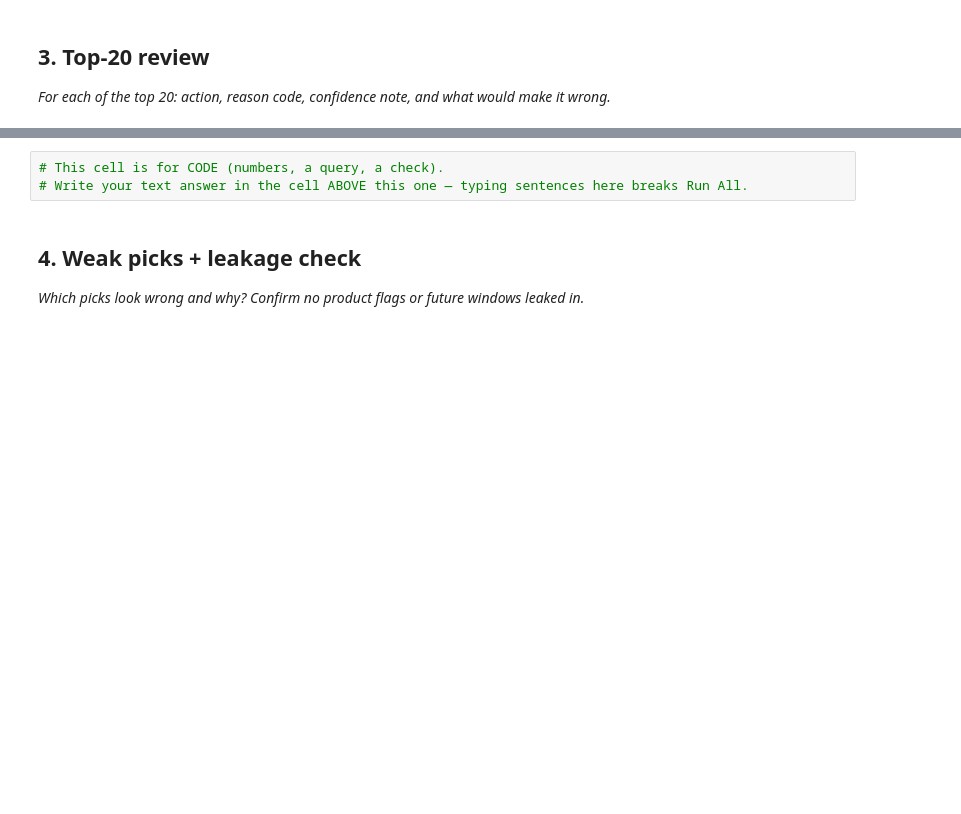
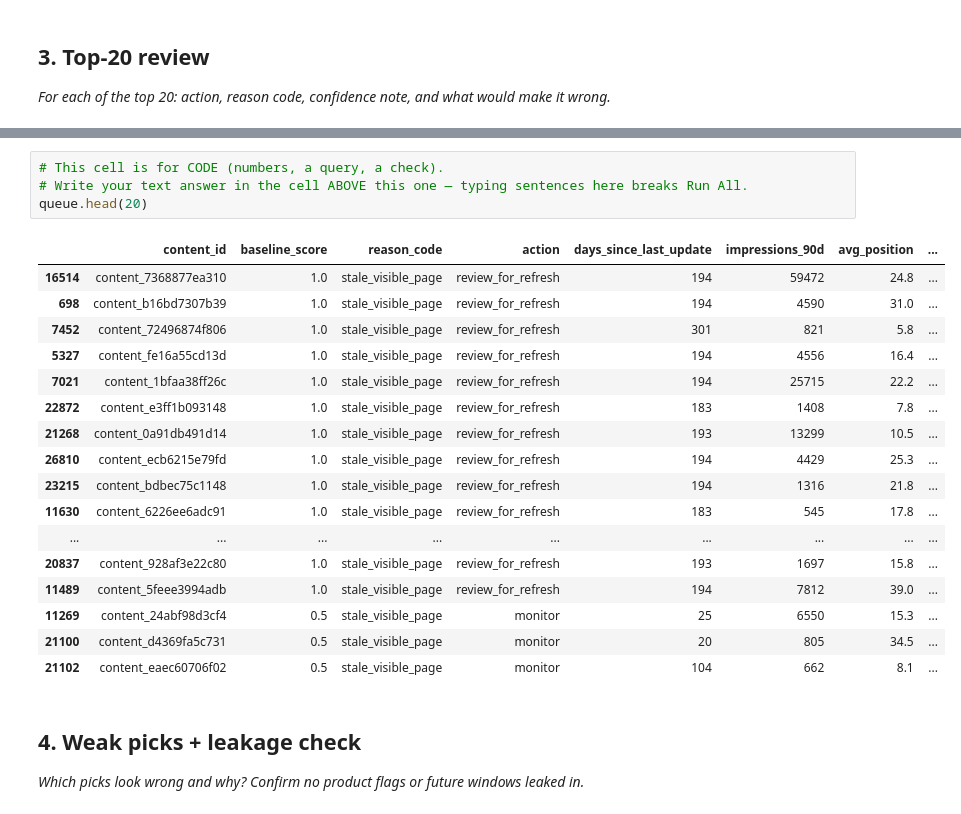
Before and after one commit to saadar2846/flyrank_ml_internship, a Jupyter notebook: work/notebooks/w04_baseline_score.ipynb, the cells around one changed output, grey strips where cells are left out. Saved outputs shown, nothing was run; the diff lists cells and outputs as text; blank space fills up the shorter version.

```diff
--- a/work/notebooks/w04_baseline_score.ipynb
+++ b/work/notebooks/w04_baseline_score.ipynb
@@ -27,6 +148,25 @@ This skeleton is yours to fill. Work the sections **in order** — each one has
 # %%
 # This cell is for CODE (numbers, a query, a check).
 # Write your text answer in the cell ABOVE this one — typing sentences here breaks Run All.
+queue.head(20)
+# %% [output]
+|  | content_id | baseline_score | reason_code | action | days_since_last_update | impressions_90d | avg_position | ... |
+| 16514 | content_7368877ea310 | 1.0 | stale_visible_page | review_for_refresh | 194 | 59472 | 24.8 | ... |
+| 698 | content_b16bd7307b39 | 1.0 | stale_visible_page | review_for_refresh | 194 | 4590 | 31.0 | ... |
+| 7452 | content_72496874f806 | 1.0 | stale_visible_page | review_for_refresh | 301 | 821 | 5.8 | ... |
+| 5327 | content_fe16a55cd13d | 1.0 | stale_visible_page | review_for_refresh | 194 | 4556 | 16.4 | ... |
+| 7021 | content_1bfaa38ff26c | 1.0 | stale_visible_page | review_for_refresh | 194 | 25715 | 22.2 | ... |
+| 22872 | content_e3ff1b093148 | 1.0 | stale_visible_page | review_for_refresh | 183 | 1408 | 7.8 | ... |
+| 21268 | content_0a91db491d14 | 1.0 | stale_visible_page | review_for_refresh | 193 | 13299 | 10.5 | ... |
+| 26810 | content_ecb6215e79fd | 1.0 | stale_visible_page | review_for_refresh | 194 | 4429 | 25.3 | ... |
+| 23215 | content_bdbec75c1148 | 1.0 | stale_visible_page | review_for_refresh | 194 | 1316 | 21.8 | ... |
+| 11630 | content_6226ee6adc91 | 1.0 | stale_visible_page | review_for_refresh | 183 | 545 | 17.8 | ... |
+| ... | ... | ... | ... | ... | ... | ... | ... | ... |
+| 20837 | content_928af3e22c80 | 1.0 | stale_visible_page | review_for_refresh | 193 | 1697 | 15.8 | ... |
+| 11489 | content_5feee3994adb | 1.0 | stale_visible_page | review_for_refresh | 194 | 7812 | 39.0 | ... |
+| 11269 | content_24abf98d3cf4 | 0.5 | stale_visible_page | monitor | 25 | 6550 | 15.3 | ... |
+| 21100 | content_d4369fa5c731 | 0.5 | stale_visible_page | monitor | 20 | 805 | 34.5 | ... |
+| 21102 | content_eaec60706f02 | 0.5 | stale_visible_page | monitor | 104 | 662 | 8.1 | ... |
 # %% [markdown]
 ## 4. Weak picks + leakage check
 
```
Also changed, not shown: parts of 9 cells of this notebook.
